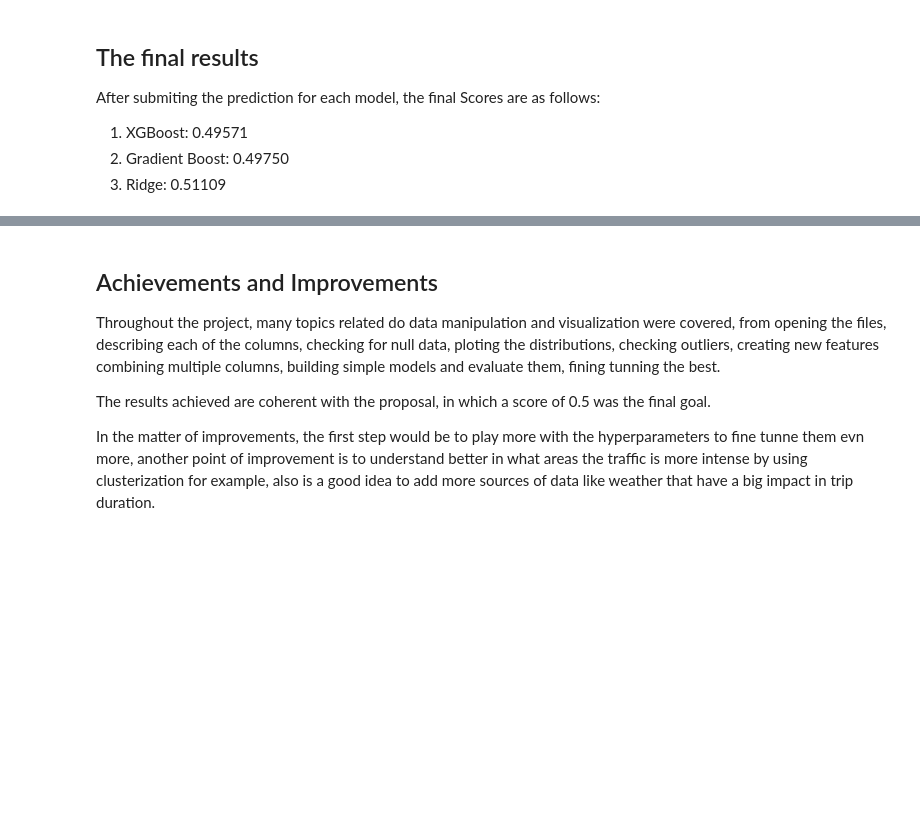
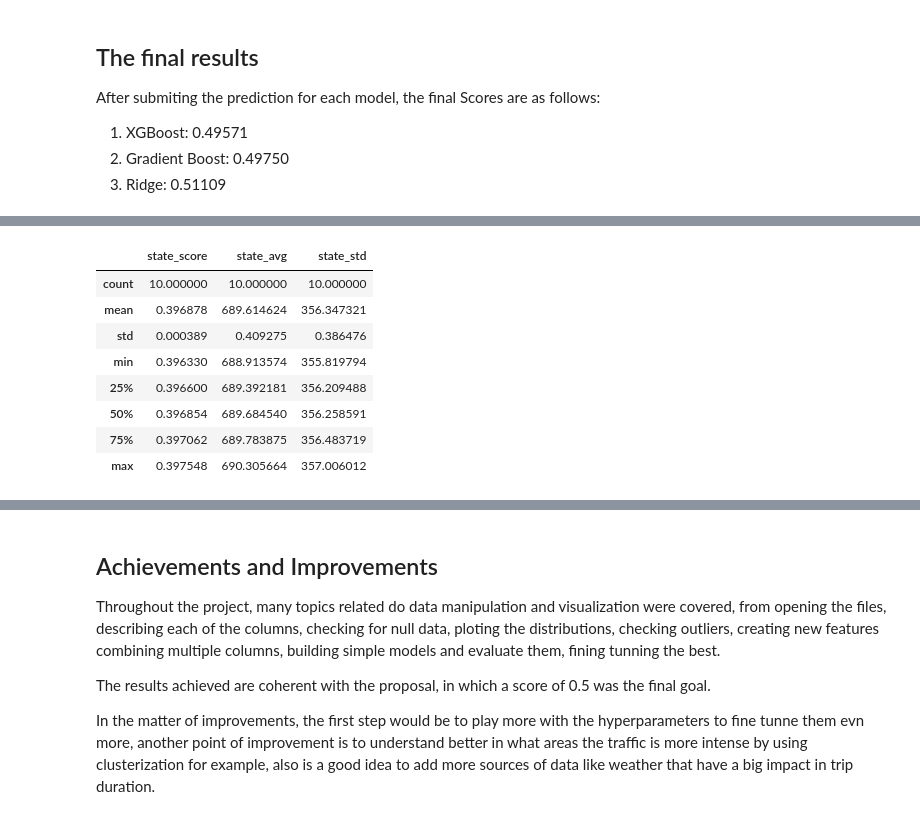
Before and after one commit to falkets/udacity_capstone_project, a Jupyter notebook: report.ipynb, the cells around one changed output, grey strips where cells are left out. Drawn from its saved outputs; the diff is of its cells as text; code cells hidden in the pictures; blank space fills up the shorter version.

```diff
--- a/report.ipynb
+++ b/report.ipynb
@@ -862,0 +904,12 @@ After submiting the prediction for each model, the final Scores are as follows:
+# %%
+df_result_free.describe()
+# %% [output]
+|  | state_score | state_avg | state_std |
+| count | 10.000000 | 10.000000 | 10.000000 |
+| mean | 0.396878 | 689.614624 | 356.347321 |
+| std | 0.000389 | 0.409275 | 0.386476 |
+| min | 0.396330 | 688.913574 | 355.819794 |
+| 25% | 0.396600 | 689.392181 | 356.209488 |
+| 50% | 0.396854 | 689.684540 | 356.258591 |
+| 75% | 0.397062 | 689.783875 | 356.483719 |
+| max | 0.397548 | 690.305664 | 357.006012 |
```
Also changed, not shown: parts of 6 cells of this notebook, 5 other files.
